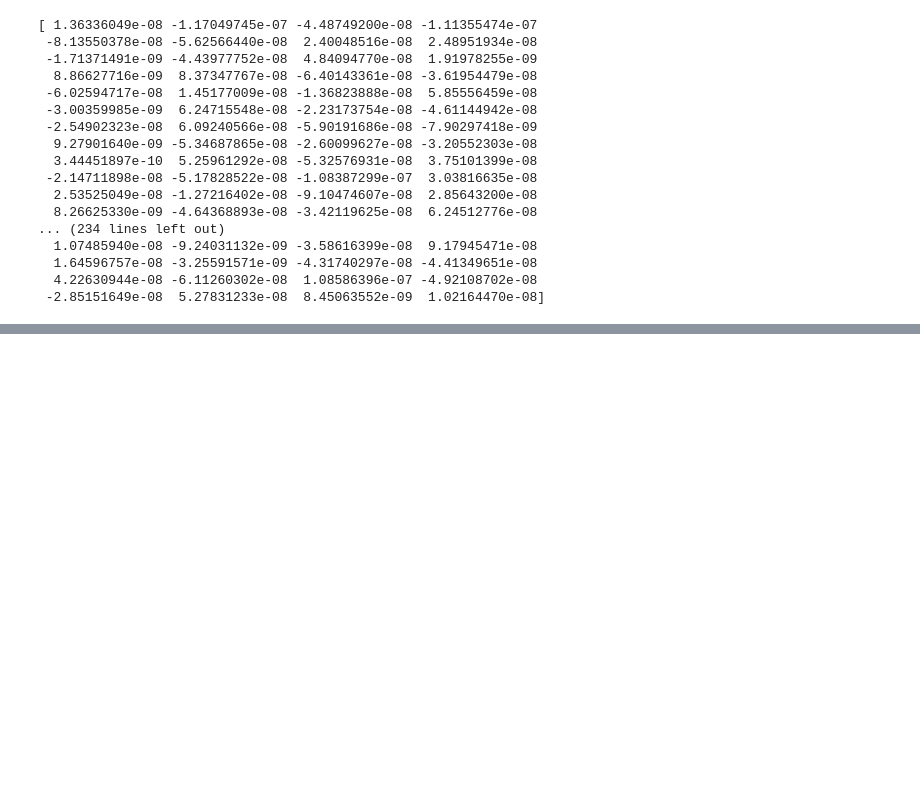
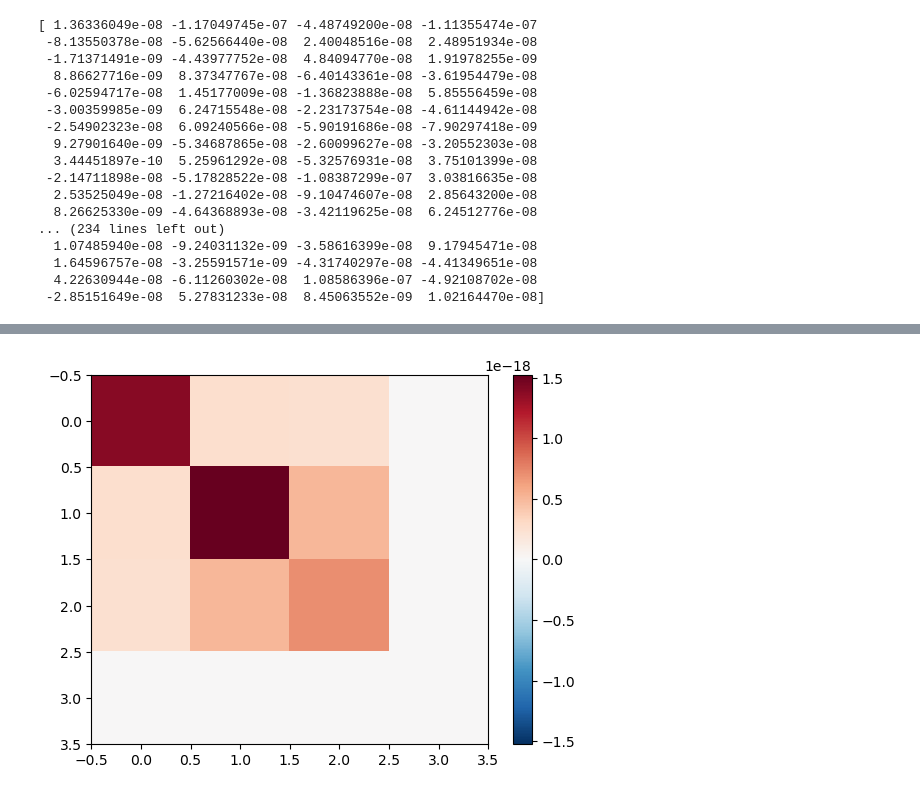
Before and after one commit to YagoMCastro/inversion-msc-2025, a Jupyter notebook: inv_grav.ipynb, the cells around one changed output, grey strips where cells are left out. Drawn from its saved outputs; the diff is of its cells as text; code cells hidden in the pictures; blank space fills up the shorter version.

```diff
--- a/inv_grav.ipynb
+++ b/inv_grav.ipynb
@@ -138,0 +141,7 @@ KeyboardInterrupt:
+# %%
+escala = np.max(np.abs(H))
+plt.imshow(H, vmin=-escala, vmax=escala, cmap="RdBu_r", aspect="auto")
+plt.colorbar()
+plt.show()
+# %% [output]
+[figure, added]
```
Also changed, not shown: parts of 4 cells of this notebook.
